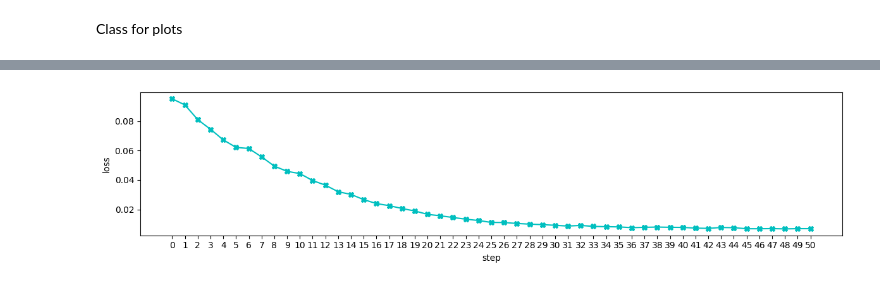
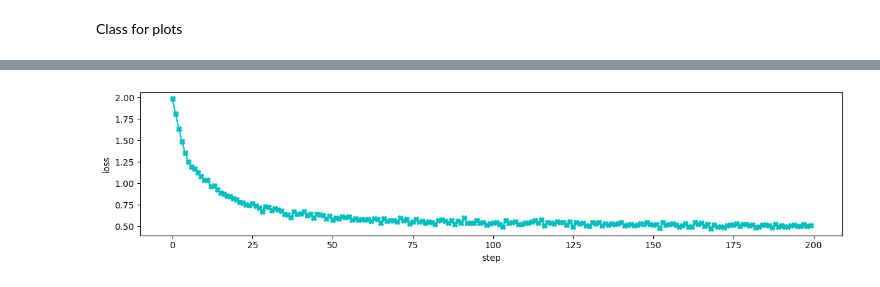
Before and after one commit to Oounce/classical-quantum-mnist, a Jupyter notebook: Quantum_Reconstruction_dense.ipynb, the cells around one changed output, grey strips where cells are left out. Drawn from its saved outputs; the diff is of its cells as text; code cells hidden in the pictures.

```diff
--- a/Quantum_Reconstruction_dense.ipynb
+++ b/Quantum_Reconstruction_dense.ipynb
@@ -153,7 +133,6 @@ def circuit(weights, feat=None):
 # %%
 def variational_circuit(q_circuit, params, feat):
-    angles = params[0]
-    #biases = params[1]
+    angles = params[0].cpu()
     probs = q_circuit(angles, feat=feat)
     return probs
 # %% [markdown]
@@ -162,10 +141,10 @@ How it's look like
 from matplotlib import pyplot as plt
 from torch.autograd import Variable
 
-all_weights = Variable(0.1 * torch.randn(6, 10, 3).to(device), requires_grad=True)
-all_bias = Variable(0.1 * torch.ones(1).to(device), requires_grad=True)
-params = (all_weights, all_bias)
+all_weights = Variable(0.1 * torch.randn(1, 10, 1).to(device), requires_grad=True)
+features = torch.randn(64)
+params = (all_weights,)
 
-fig, ax = qml.draw_mpl(circuit)(params[0], params[1])
+fig, ax = qml.draw_mpl(circuit)(params[0], features)
 plt.show()
 # %% [output]
@@ -186,0 +154,7 @@ def mse_loss(q_circuit, all_params, feature_vecs, target_images):
+# %%
+# make images to be in the same range of values and have the same properties
+def target_processing(target_img):
+    target_img = target_img.flatten()
+    target_img = 2 * target_img - 1
+    target_img = torch.nn.functional.normalize(target_img, dim=0)
+    return target_img
@@ -215,8 +205,6 @@ class ProgressPlotter:
                 ax.plot(self._history_dict[key], color="c", marker="X")
                 ax.set_ylabel(key)
                 ax.set_xlabel("step")
-                ax.set_xticks(np.arange(history_len))
-                ax.set_xticklabels(np.arange(history_len))
             elif n_keys > 1:
                 ax[key_idx].plot(self._history_dict[key], color="c", marker="X")
                 ax[key_idx].set_ylabel(key)
@@ -231,53 +221,47 @@ from tqdm.notebook import tqdm
 from torch.autograd import Variable
 import torch.optim as optim
 
-lr_adam = 0.01
-num_layers = 6
-num_epoch = 1
-
+lr = 0.05
+num_layers = 30
+num_epoch = 10
+device = torch.device("cpu")
 pp = ProgressPlotter()
 
-# Initialize the parameters
-angles = Variable(0.1 * torch.randn(num_layers, num_qubits, 3).to(device), requires_grad=True)
-#all_bias = Variable(torch.ones(32 * 32).to(device), requires_grad=True)
+# random parameters initialization
+angles = Variable(0.1 * torch.randn(num_layers, num_qubits, 1).cpu(), requires_grad=True)
+print("Num params: ", num_layers * num_qubits)
 
 params = (angles,)
-optimizer = optim.Adam(params, lr=lr_adam)
-
-print("Num params: ", 3 * num_layers * num_qubits)
+optimizer = optim.Adam(params, lr=lr)
 
 q_circuit = qml.QNode(circuit, dev)
 batches_num = len(train_loader)
 
 parameters = []
+loss_array = []
 
 # train the variational classifier
 for e in range(num_epoch):
     loss = 0
-    k = 0
-    acc = 0
     for batch in tqdm(train_loader):
         process_imgs, target_imgs = batch
-        process_imgs, target_imgs = process_imgs.to(device), target_imgs.to(device)
-
-        parameters.append(params)
+        process_imgs, target_imgs = process_imgs.cpu(), target_imgs.cpu()
 
         optimizer.zero_grad()
 
-        curr_cost = mse_loss(q_circuit, params, process_imgs[:,i_arr], target_imgs)
+        curr_cost = loss_function(q_circuit, params, process_imgs[:,most_important], target_imgs)
 
         curr_cost.backward()
         optimizer.step()
 
         l = curr_cost.detach().cpu().numpy()
-        #loss += l
-
-        print(f"Epoch={e}: batch={i+1}/{batches_num}, loss={l}")
-
-        # if i % 100 == 0:
-        #     print(f"Epoch {e}: batch{i}, loss={l}")
+        loss += l
 
         pp.add_scalar(tag="loss", value=l)
         pp.display_plot()
+
+    loss /= len(train_loader)
+    parameters.append(params)
+    loss_array.append(loss)
 # %% [output]
-[figure, old version]
+[figure, new version]
```
Also changed, not shown: parts of 31 cells of this notebook, 7 other files.
